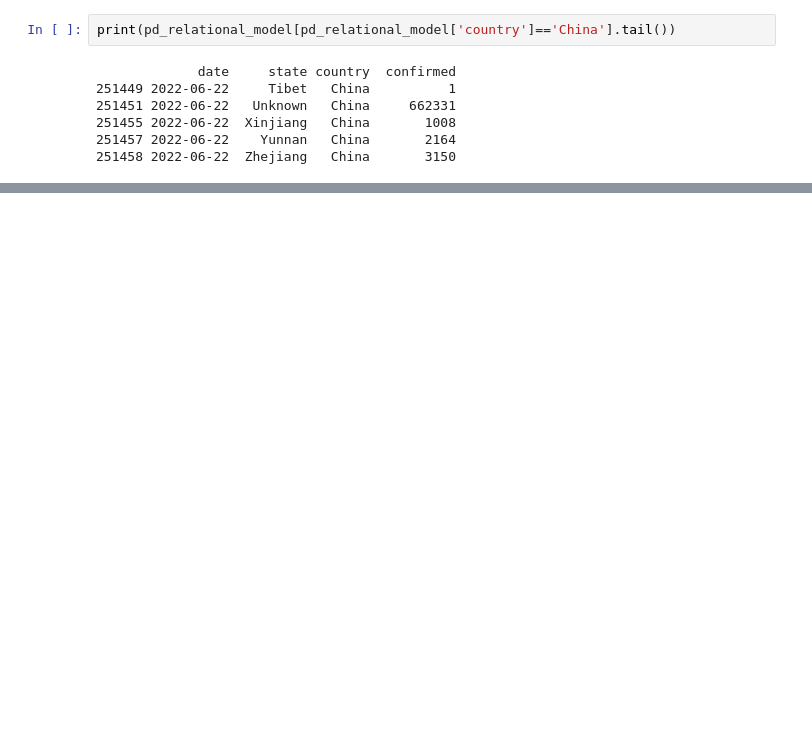
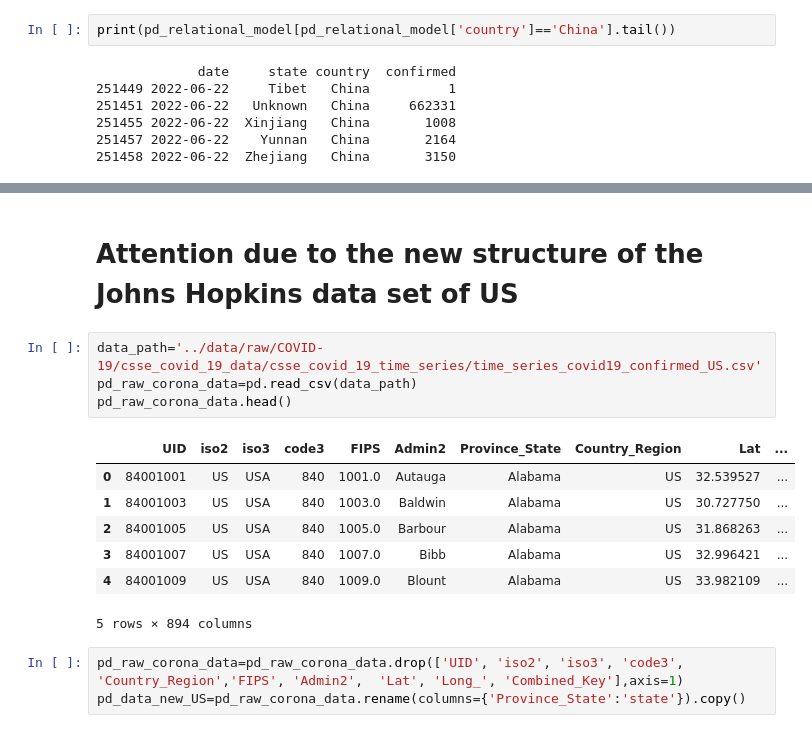
Before and after one commit to Rahul-TUKL/Project_EDS, a Jupyter notebook: notebooks/3.Data_Preparation.ipynb, the cells around one changed output, grey strips where cells are left out. Saved outputs shown, nothing was run; the diff lists cells and outputs as text; blank space fills up the shorter version.

```diff
--- a/notebooks/3.Data_Preparation.ipynb
+++ b/notebooks/3.Data_Preparation.ipynb
@@ -164,0 +174,17 @@ print(pd_relational_model[pd_relational_model['country']=='China'].tail())
+# %% [markdown]
+# Attention due to the new structure of the Johns Hopkins data set of US
+# %%
+data_path='../data/raw/COVID-19/csse_covid_19_data/csse_covid_19_time_series/time_series_covid19_confirmed_US.csv'
+pd_raw_corona_data=pd.read_csv(data_path)
+pd_raw_corona_data.head()
+# %% [output]
+|  | UID | iso2 | iso3 | code3 | FIPS | Admin2 | Province_State | Country_Region | Lat | ... |
+| 0 | 84001001 | US | USA | 840 | 1001.0 | Autauga | Alabama | US | 32.539527 | ... |
+| 1 | 84001003 | US | USA | 840 | 1003.0 | Baldwin | Alabama | US | 30.727750 | ... |
+| 2 | 84001005 | US | USA | 840 | 1005.0 | Barbour | Alabama | US | 31.868263 | ... |
+| 3 | 84001007 | US | USA | 840 | 1007.0 | Bibb | Alabama | US | 32.996421 | ... |
+| 4 | 84001009 | US | USA | 840 | 1009.0 | Blount | Alabama | US | 33.982109 | ... |
+5 rows × 894 columns
+# %%
+pd_raw_corona_data=pd_raw_corona_data.drop(['UID', 'iso2', 'iso3', 'code3', 'Country_Region','FIPS', 'Admin2',  'Lat', 'Long_', 'Combined_Key'],axis=1)
+pd_data_new_US=pd_raw_corona_data.rename(columns={'Province_State':'state'}).copy()
```
Also changed, not shown: parts of 11 cells of this notebook.
